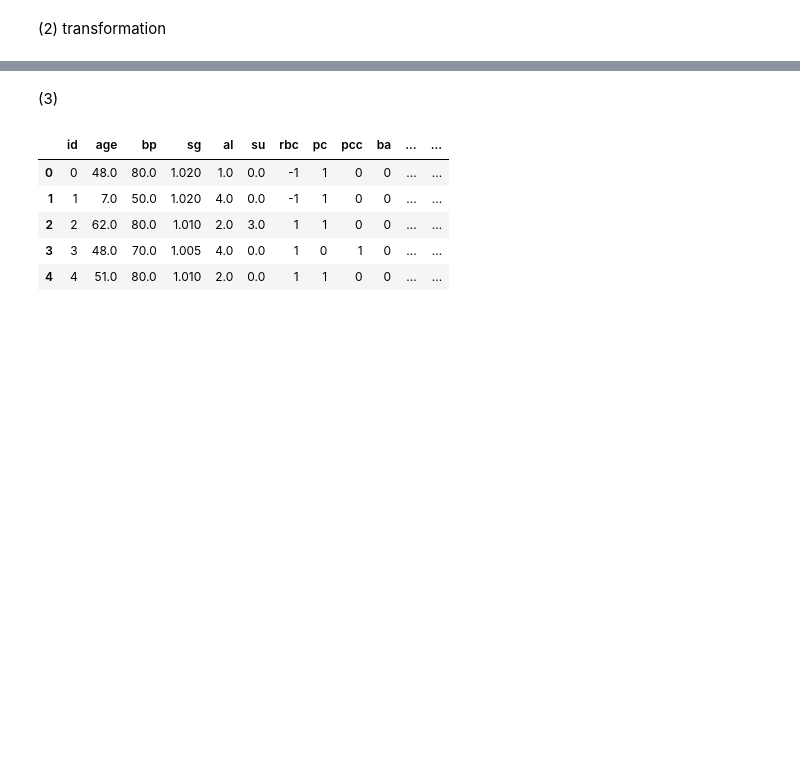
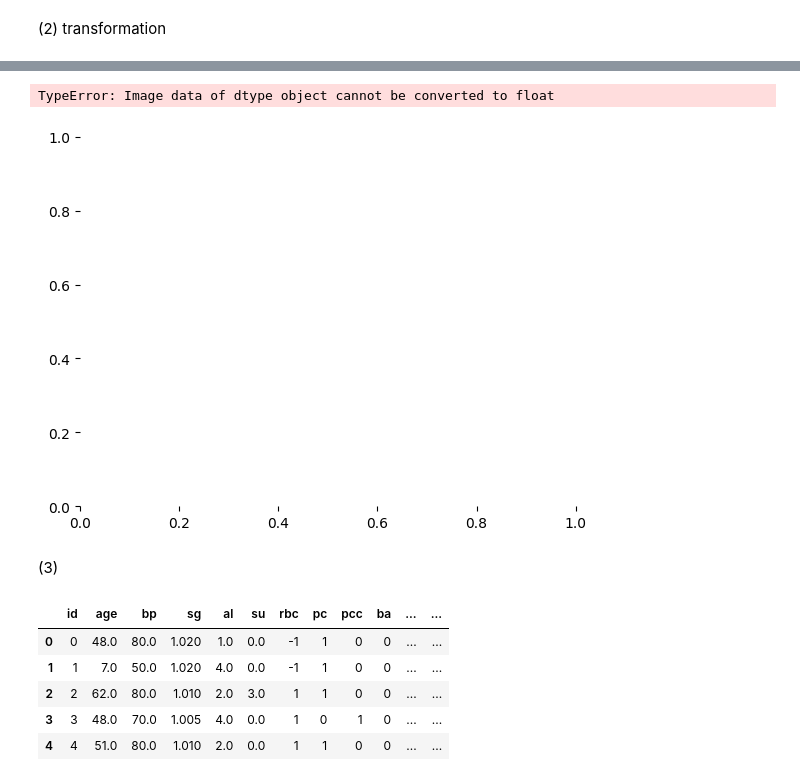
Before and after one commit to Babycarrot2001/3da, a Jupyter notebook: 123.ipynb, the cells around one changed output, grey strips where cells are left out. Drawn from its saved outputs; the diff is of its cells as text; code cells hidden in the pictures; blank space fills up the shorter version.

```diff
--- a/123.ipynb
+++ b/123.ipynb
@@ -42,3 +42,6 @@ ckd.head(5)
 | 3 | 3 | 48.0 | 70.0 | 1.005 | 4.0 | 0.0 | normal | abnormal | present | notpresent | ... | ... |
 | 4 | 4 | 51.0 | 80.0 | 1.010 | 2.0 | 0.0 | normal | normal | notpresent | notpresent | ... | ... |
 5 rows × 26 columns
+# %%
+ckd_cld = ckd.dropna(axis = 0)
+ckd_cld.isna().sum()
@@ -47,4 +68,12 @@ ckd.head(5)
 # %%
 cat = ['pc', 'pcc',"rbc","ba","htn","dm","cad","appet","pe","ane"]
 for col in cat:
-    ckd[col] = pd.Categorical(ckd[col]).codes
+    ckd_cld[col] = pd.Categorical(ckd_cld[col]).codes
+
+
+ckd_all=ckd_cld
+cat_all = ['pc', 'pcc',"rbc","ba","htn","dm","cad","appet","pe","ane","classification"]
+for col in cat_all:
+    ckd_all[col] = pd.Categorical(ckd_all[col]).codes
+
+ckd_all.dtypesdtypes()
@@ -51,3 +92,8 @@ for col in cat:
+# %%
+sns.heatmap(ckd_all)
+# %% [output]
+TypeError: Image data of dtype object cannot be converted to float
+[figure, added]
 # %% [markdown]
 (3)
 # %%
```
Also changed, not shown: parts of 6 cells of this notebook.
